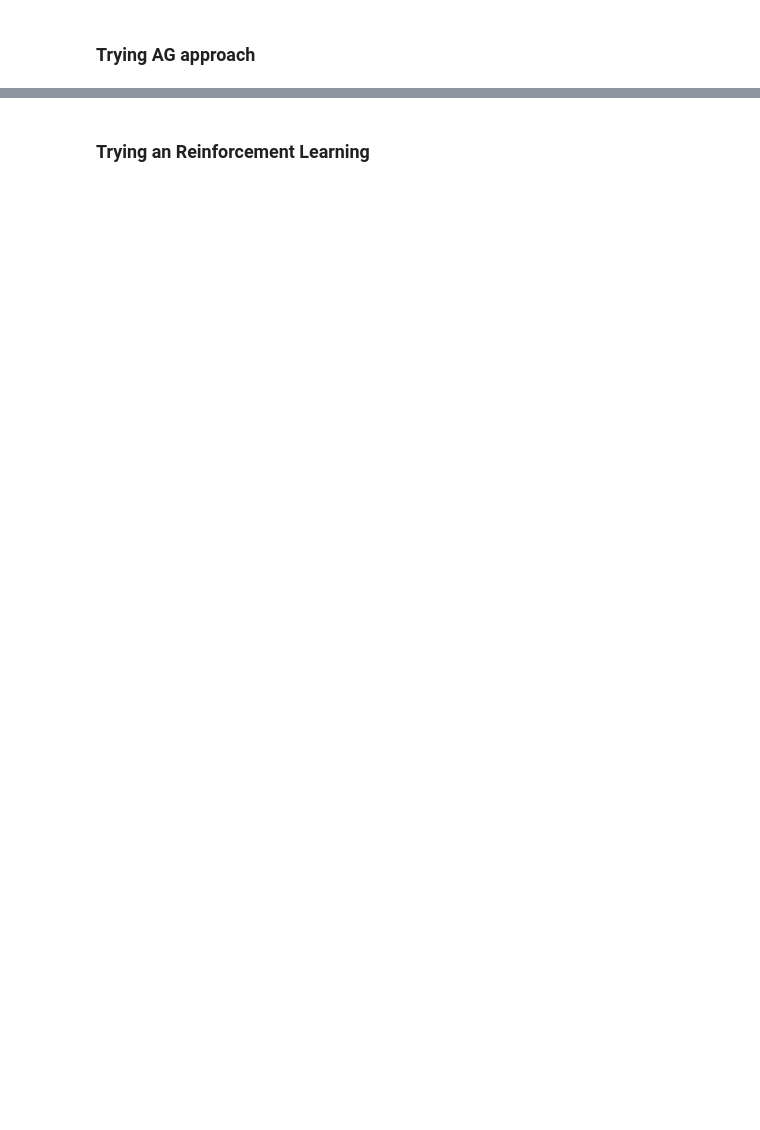
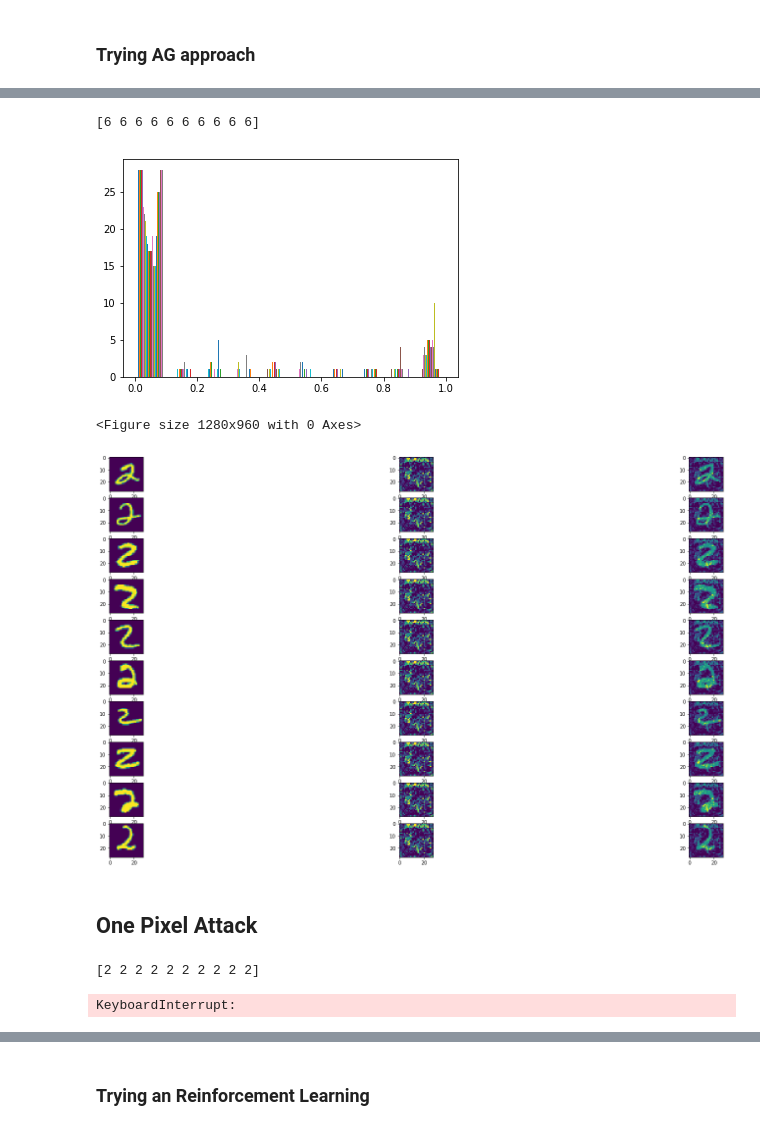
Before and after one commit to evertonaleixo/adversarialCNN, a Jupyter notebook: Challenge_For_AI.ipynb, the cells around one changed output, grey strips where cells are left out. Saved outputs shown, nothing was run; the diff lists cells and outputs as text; code cells hidden in the pictures; blank space fills up the shorter version.

```diff
--- a/Challenge_For_AI.ipynb
+++ b/Challenge_For_AI.ipynb
@@ -344,14 +410,47 @@ print(best_val)
 # %%
 X_10_noise = np.zeros((10, 28, 28))
 for i in range(10):
-    X_10_noise[i] = np.reshape(top5[0], (28,28))
+    X_10_noise[i] = np.reshape(top20[0], (28,28))
 
-new_element = (X_10_samples_2 + np.reshape(top5[0], (28,28)))
+new_element = (X_10_samples_2 + np.reshape(top20[0], (28,28)))
 pred = model.predict(new_element)
 pred = np.array([np.argmax(pred[i]) for i in range(10)])
 
 
 print(pred)
 plt.hist(X_10_samples_2[0], label='X_10_samples')
 # plt.hist(X_10_noise[0], label='Noise')
 plot_figures(X_10_samples_2, X_10_noise)
+# %% [output]
+[6 6 6 6 6 6 6 6 6 6]
+[figure, added]
+<Figure size 1280x960 with 0 Axes>
+[figure, added]
+# %% [markdown]
+## One Pixel Attack
+# %%
+new_element = (X_10_samples_2)
+pred = model.predict(new_element)
+pred = np.array([np.argmax(pred[i]) for i in range(10)])
+print(pred)
+# %% [output]
+[2 2 2 2 2 2 2 2 2 2]
+# %%
+for i in range(28):
+    for j in range(28):
+        noise = float(-1)
+        X_10_noise = np.zeros((10, 28, 28))
+
+        for n in range(20000):
+            noise = float(noise + float(0.0001))
+            X_10_noise[:, i, j] = noise
+
+            new_element = (X_10_samples_2 + X_10_noise)
+            pred = model.predict(new_element)
+            pred = np.array([np.argmax(pred[i]) for i in range(10)])
+
+            for pred_v in pred:
+                if pred_v != 2:
+                    print('i = ', i, ' -- j = ', j, '  -- noise = ', noise, '  == predicted: ', pred_v)
+# %% [output]
+KeyboardInterrupt:
```
Also changed, not shown: parts of 14 cells of this notebook.
